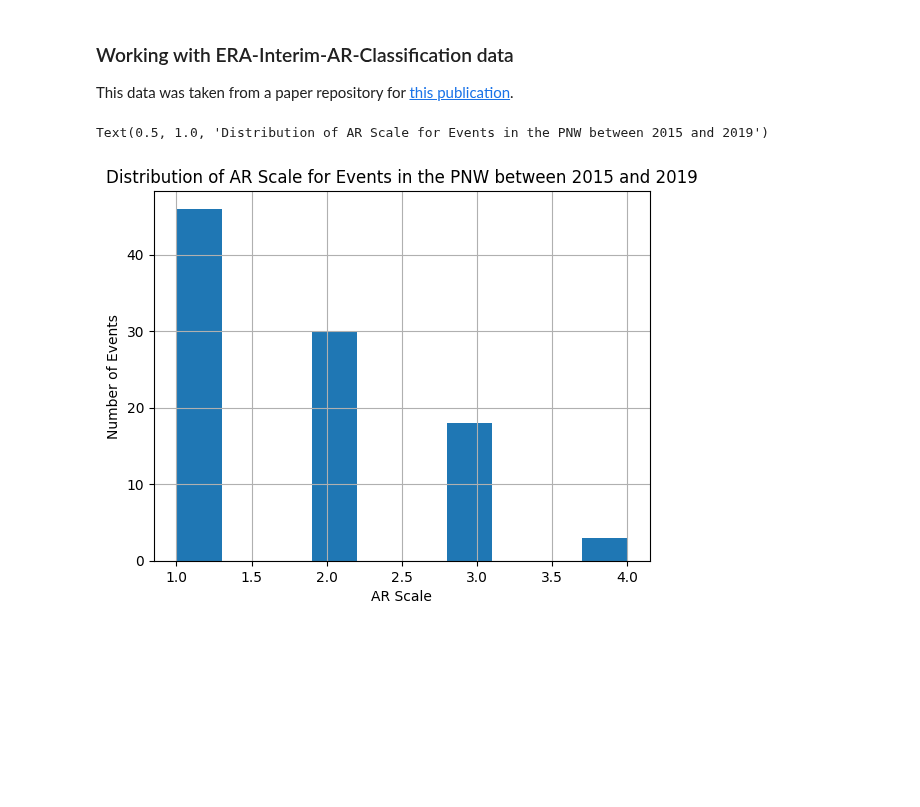
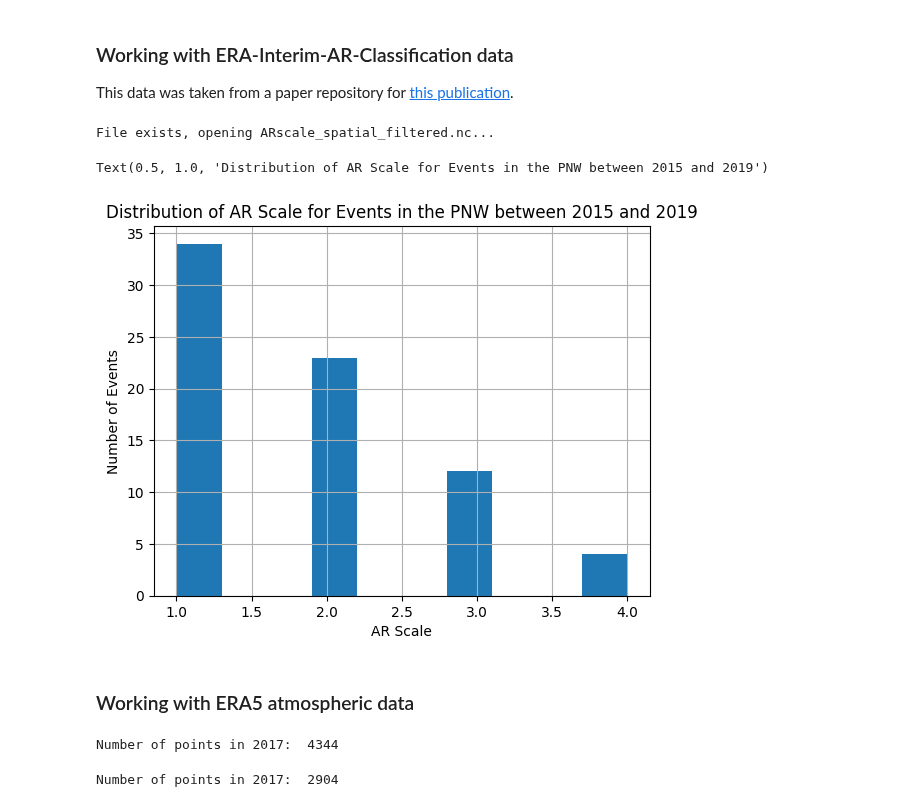
Before and after one commit to UW-ESS-DS/MLGeo-2023-Atmospheric-Rivers, a Jupyter notebook: notebooks/03_data_characterization.ipynb, the cells around one changed output. Drawn from its saved outputs; the diff is of its cells as text; code cells hidden in the pictures; blank space fills up the shorter version.

Commit message:
changes to files and updated datasets

```diff
--- a/notebooks/03_data_characterization.ipynb
+++ b/notebooks/03_data_characterization.ipynb
@@ -83,16 +100,29 @@ sns.pairplot(event_df[cols_to_compare], diag_kind='kde', corner=True)
 ### Working with ERA-Interim-AR-Classification data
 This data was taken from a paper repository for [this publication]([https://agupubs.onlinelibrary.wiley.com/doi/10.1029/2022JD037180).
 # %%
-ds = xr.open_dataset(f'../data/02_processed/ERA-Interim-AR-Classification/ARscale.nc')
-ds_filter_01 = ds.where((ds.lon > 235) &
+# first see if ARscale_spatial_filtered is a file
+if os.path.isfile('../data/02_processed/ERA-Interim-AR-Classification/ARscale_spatial_filtered.nc'):
+    print(f'File exists, opening ARscale_spatial_filtered.nc...')
+    ds_filter_01 = xr.open_dataset(f'../data/02_processed/ERA-Interim-AR-Classification/ARscale_spatial_filtered.nc')
+else:
+    print('Need to create file...')
+    ds = xr.open_dataset(f'../data/02_processed/ERA-Interim-AR-Classification/ARscale.nc')
+    ds_filter_01 = ds.where((ds.lon > 235) &
                         (ds.lon < 240) &
                         (ds.lat > 45) &
                         (ds.lat < 52), drop=True)
+    # save as a new file
+    ds_filter_01.to_netcdf(f'../data/02_processed/ERA-Interim-AR-Classification/ARscale_spatial_filtered.nc')
+# %% [output]
+File exists, opening ARscale_spatial_filtered.nc...
 # %%
 # drop nans for time, but not all cells need to have data
 ds_filter_02 = ds_filter_01.scale.squeeze().dropna(dim='time', how='all')
 # filter to the years since water year 2015
-ds_filter_03 = ds_filter_02.where((ds_filter_02.time.dt.year > 2014) &
+ds_filter_03 = ds_filter_02.where((ds_filter_02.time.dt.year > 2013) &
+                                  (ds_filter_02.time.dt.year < 2020) &
+                                  (ds_filter_02.time.dt.month.isin([11,12,1,2,3,4])) &
+                                  (ds_filter_02.time.dt.date > dt.date(2014,10,31)) &
                                   (ds_filter_02>0), drop=True)
 # take the zonal and meridional median values
 # this essentially will take the median value within the grid cells we defined as
@@ -121,12 +151,40 @@ df['event_id'] = event_list
 # %%
 # groupby event ids
 grouped_df = df.groupby('event_id').agg({'date': ['first', 'last'], 'time_diff': 'count', 'scale': 'max'})
+# multiply time_diff by 6 to get the duration in hours
+grouped_df['duration'] = grouped_df['time_diff'] * 6
 grouped_df['scale'].hist()
 # add x and y labels
 plt.xlabel('AR Scale')
 plt.ylabel('Number of Events')
 # add a title
 plt.title('Distribution of AR Scale for Events in the PNW between 2015 and 2019')
 # %% [output]
 Text(0.5, 1.0, 'Distribution of AR Scale for Events in the PNW between 2015 and 2019')
-[figure, old version]
+[figure, new version]
+# %% [markdown]
+### Working with ERA5 atmospheric data
+# %%
+year = 2017
+era5_ds = xr.open_dataset(f'../data/01_raw/era5_pressure_levels/era5_{year}.nc')
+era5_single_lvl_ds = xr.open_dataset(f'../data/01_raw/era5_single_level/era5_ivt_2014-2018.nc')
+# print the length of the time dimension
+print(f'Number of points in {year}: ', len(era5_ds.time))
+# %% [output]
+Number of points in 2017:  4344
+# %%
+# loop through the event_start and save the time for hour up until the duration of the event
+hourly_event_times = []
+for i,event in enumerate(event_df.event_start):
+    # skip if month is not in 10,11,12,1,2,3,4:
+    if (event.month not in [11,12,1,2,3,4]) | (event.year != year):
+        continue
+    else:
+        hourly_event_times.append(pd.date_range(start=event_df.loc[i, 'event_start'], periods=event_df.loc[i, 'duration'], freq='H'))
+
+# concatenate the list of hourly event times into one array
+hourly_event_times_array = np.concatenate(hourly_event_times)
+# cross check to see if the length of this array is not greater than the length of the time dimension
+print(f'Number of points in {year}: ', len(hourly_event_times_array))
+# %% [output]
+Number of points in 2017:  2904
```
Also changed, not shown: parts of 12 cells of this notebook, 1 other file.
